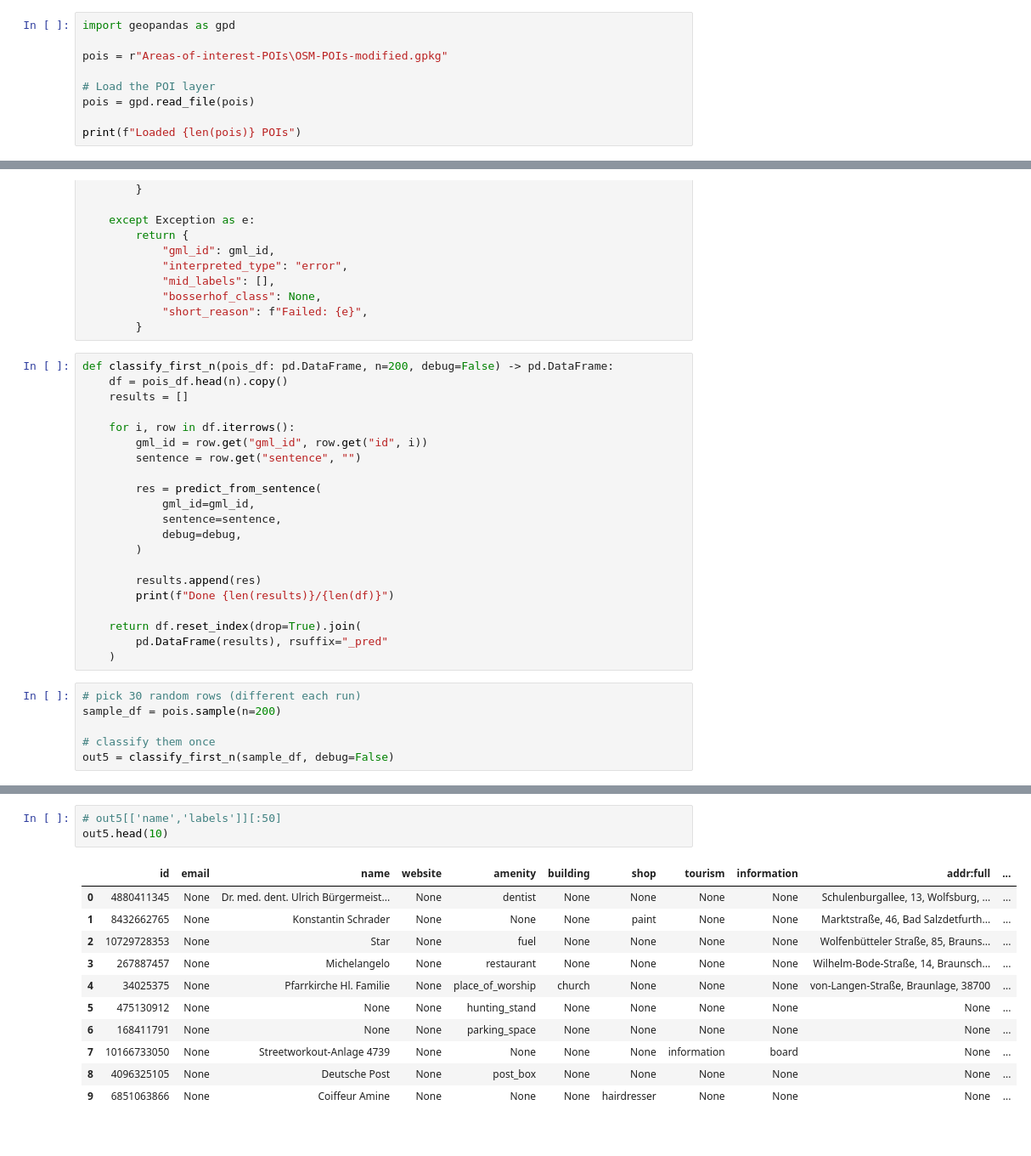
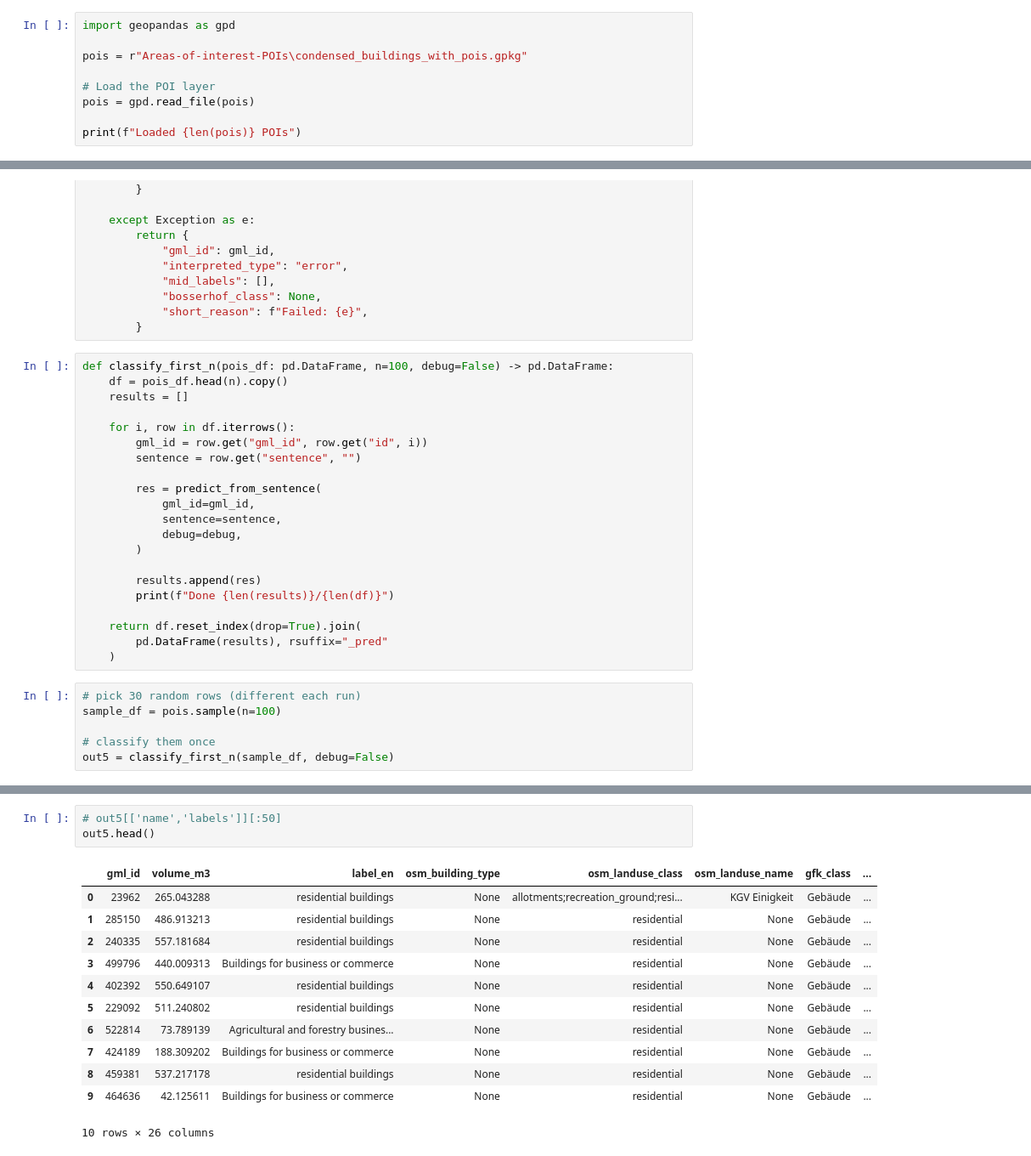
Before and after one commit to TUBS-IVS/Capacity_Calculation-pipeline, a Jupyter notebook: LLMs-Classification-implementatation.ipynb, the cells around one changed output, grey strips where cells are left out. Shown at 85% size. Saved outputs shown, nothing was run; the diff lists cells and outputs as text.

```diff
--- a/LLMs-Classification-implementatation.ipynb
+++ b/LLMs-Classification-implementatation.ipynb
@@ -1,7 +1,7 @@
 # %%
 import geopandas as gpd
 
-pois = r"Areas-of-interest-POIs\OSM-POIs-modified.gpkg"
+pois = r"Areas-of-interest-POIs\condensed_buildings_with_pois.gpkg"
 
 # Load the POI layer
 pois = gpd.read_file(pois)
@@ -557,7 +607,7 @@ def predict_from_sentence(gml_id, sentence, debug=False):
             "short_reason": f"Failed: {e}",
         }
 # %%
-def classify_first_n(pois_df: pd.DataFrame, n=200, debug=False) -> pd.DataFrame:
+def classify_first_n(pois_df: pd.DataFrame, n=100, debug=False) -> pd.DataFrame:
     df = pois_df.head(n).copy()
     results = []
 
@@ -579,7 +629,7 @@ def classify_first_n(pois_df: pd.DataFrame, n=200, debug=False) -> pd.DataFrame:
     )
 # %%
 # pick 30 random rows (different each run)
-sample_df = pois.sample(n=200)
+sample_df = pois.sample(n=100)
 
 # classify them once
 out5 = classify_first_n(sample_df, debug=False)
@@ -611,16 +664,17 @@ Index(['id', 'email', 'name', 'website', 'amenity', 'building', 'shop',
       dtype='object')
 # %%
 # out5[['name','labels']][:50]
-out5.head(10)
+out5.head()
 # %% [output]
-|  | id | email | name | website | amenity | building | shop | tourism | information | addr:full | ... |
-| 0 | 4880411345 | None | Dr. med. dent. Ulrich Bürgermeist... | None | dentist | None | None | None | None | Schulenburgallee, 13, Wolfsburg, ... | ... |
-| 1 | 8432662765 | None | Konstantin Schrader | None | None | None | paint | None | None | Marktstraße, 46, Bad Salzdetfurth... | ... |
-| 2 | 10729728353 | None | Star | None | fuel | None | None | None | None | Wolfenbütteler Straße, 85, Brauns... | ... |
-| 3 | 267887457 | None | Michelangelo | None | restaurant | None | None | None | None | Wilhelm-Bode-Straße, 14, Braunsch... | ... |
-| 4 | 34025375 | None | Pfarrkirche Hl. Familie | None | place_of_worship | church | None | None | None | von-Langen-Straße, Braunlage, 38700 | ... |
-| 5 | 475130912 | None | None | None | hunting_stand | None | None | None | None | None | ... |
-| 6 | 168411791 | None | None | None | parking_space | None | None | None | None | None | ... |
-| 7 | 10166733050 | None | Streetworkout-Anlage 4739 | None | None | None | None | information | board | None | ... |
-| 8 | 4096325105 | None | Deutsche Post | None | post_box | None | None | None | None | None | ... |
-| 9 | 6851063866 | None | Coiffeur Amine | None | None | None | hairdresser | None | None | None | ... |
+|  | gml_id | volume_m3 | label_en | osm_building_type | osm_landuse_class | osm_landuse_name | gfk_class | ... |
+| 0 | 23962 | 265.043288 | residential buildings | None | allotments;recreation_ground;resi... | KGV Einigkeit | Gebäude | ... |
+| 1 | 285150 | 486.913213 | residential buildings | None | residential | None | Gebäude | ... |
+| 2 | 240335 | 557.181684 | residential buildings | None | residential | None | Gebäude | ... |
+| 3 | 499796 | 440.009313 | Buildings for business or commerce | None | residential | None | Gebäude | ... |
+| 4 | 402392 | 550.649107 | residential buildings | None | residential | None | Gebäude | ... |
+| 5 | 229092 | 511.240802 | residential buildings | None | residential | None | Gebäude | ... |
+| 6 | 522814 | 73.789139 | Agricultural and forestry busines... | None | residential | None | Gebäude | ... |
+| 7 | 424189 | 188.309202 | Buildings for business or commerce | None | residential | None | Gebäude | ... |
+| 8 | 459381 | 537.217178 | residential buildings | None | residential | None | Gebäude | ... |
+| 9 | 464636 | 42.125611 | Buildings for business or commerce | None | residential | None | Gebäude | ... |
+10 rows × 26 columns
```
Also changed, not shown: parts of 12 cells of this notebook, 3 other files.
